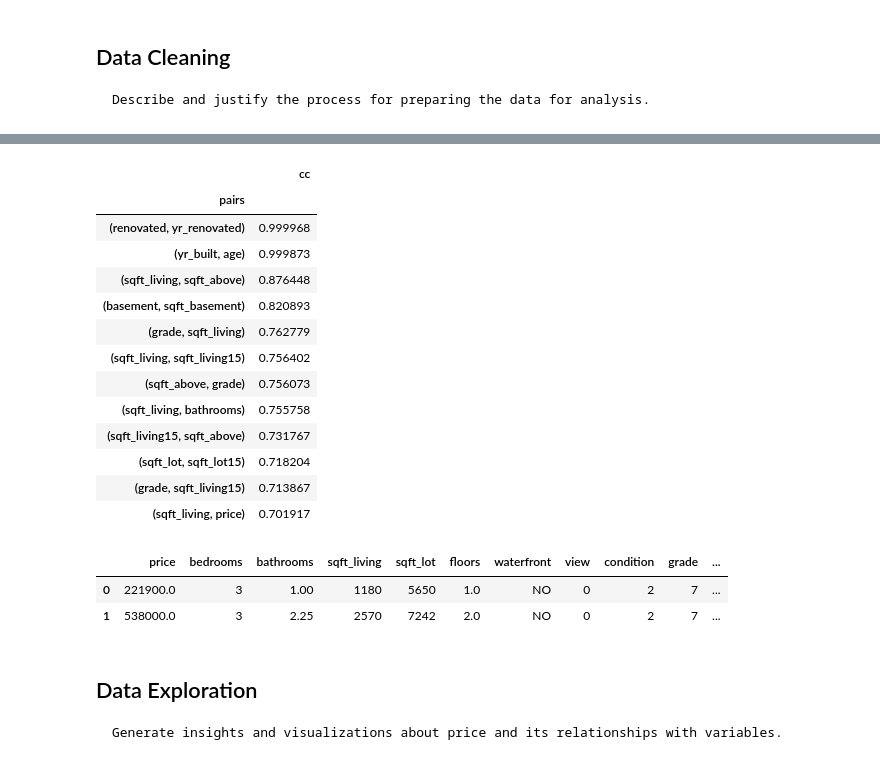
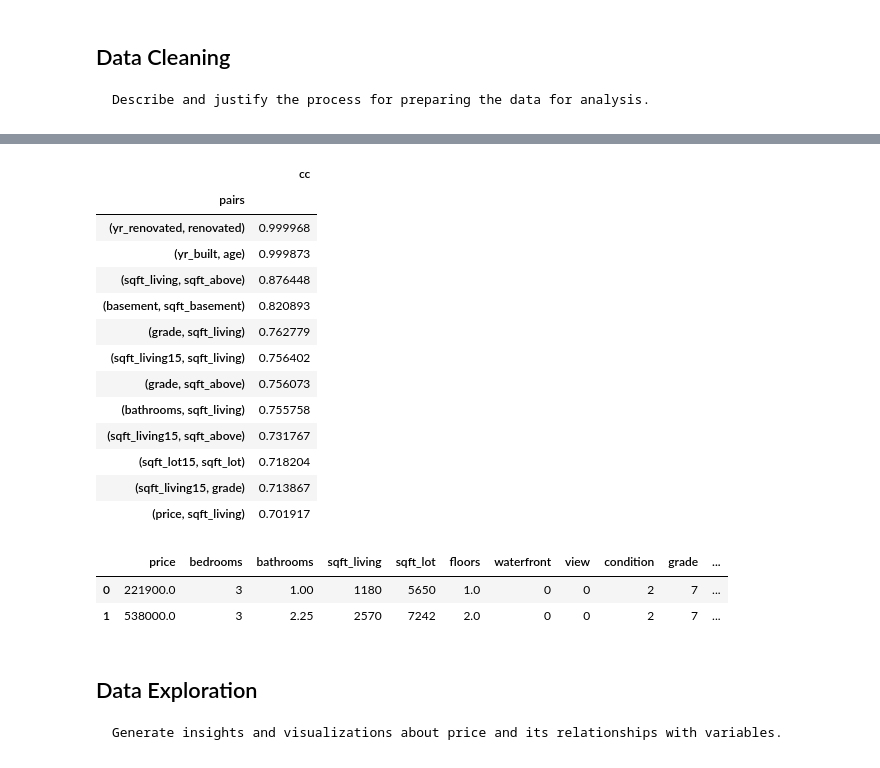
Before and after one commit to westonshuken/King-county-housing-analysis, a Jupyter notebook: index.ipynb, the cells around one changed output, grey strips where cells are left out. Drawn from its saved outputs; the diff is of its cells as text; code cells hidden in the pictures.

```diff
--- a/index.ipynb
+++ b/index.ipynb
@@ -95,34 +48,35 @@ baseline_rsquared = baseline_model.rsquared
     Describe and justify the process for preparing the data for analysis.
 # %%
 # Data prep and cleaning
-raw_data = pd.read_csv('Data/kc_house_data.csv')
+clean_data = raw_data.copy()
 
 # Change to datetime and add month column
-raw_data['date'] = pd.to_datetime(raw_data['date'])
-raw_data['month'] = pd.DatetimeIndex(raw_data['date']).month
+clean_data['date'] = pd.to_datetime(clean_data['date'])
+clean_data['month'] = pd.DatetimeIndex(clean_data['date']).month
 
 # Change waterfront missing value to No
-raw_data.loc[raw_data.waterfront.isnull(), 'waterfront'] = "NO"
+clean_data.loc[raw_data.waterfront.isnull(), 'waterfront'] = 'NO'
+clean_data['waterfront'] = clean_data['waterfront'].apply(lambda x: 0 if x == 'NO' else 1)
 
 # Change view missing value to None
-raw_data.loc[raw_data.view.isnull(), 'view'] = "NONE"
+clean_data.loc[raw_data.view.isnull(), 'view'] = "NONE"
 view_dict = {'NONE':0, 'FAIR':1, 'AVERAGE':2, 'GOOD':3, 'EXCELLENT':4}
-raw_data['view'].replace(view_dict, inplace=True)
+clean_data['view'].replace(view_dict, inplace=True)
 
 # Change condition to numerical value
 cond_dict = {'Poor':0, 'Fair':1, 'Average':2, 'Good':3, 'Very Good':4}
-raw_data['condition'].replace(cond_dict, inplace=True)
+clean_data['condition'].replace(cond_dict, inplace=True)
 
 # Change grade to numerical value
-raw_data['grade'] = raw_data['grade'].map(lambda x: int(x.split(' ')[0]))
+clean_data['grade'] = clean_data['grade'].map(lambda x: int(x.split(' ')[0]))
 
 # Add has_basement column
-raw_data['sqft_basement'] = raw_data['sqft_basement'].replace('?', '0').astype('float')
-raw_data['basement'] = raw_data['sqft_basement'].apply(lambda x: 0 if x == 0 else 1)
+clean_data['sqft_basement'] = clean_data['sqft_basement'].replace('?', '0').astype('float')
+clean_data['basement'] = clean_data['sqft_basement'].apply(lambda x: 0 if x == 0 else 1)
 
 # Change some yr_renovated missing value to 0 and add renovated column
-raw_data.loc[raw_data.yr_renovated.isnull(), 'yr_renovated'] = 0
-raw_data['renovated'] = raw_data['yr_renovated'].apply(lambda x: 0 if x == 0 else 1)
+clean_data.loc[raw_data.yr_renovated.isnull(), 'yr_renovated'] = 0
+clean_data['renovated'] = clean_data['yr_renovated'].apply(lambda x: 0 if x == 0 else 1)
 
 # Add house_age column
-raw_data['age'] = raw_data['date'].dt.year - raw_data['yr_built']
+clean_data['age'] = clean_data['date'].dt.year - clean_data['yr_built']
@@ -179,33 +83,33 @@ strong multicollinearity or other numerical problems.
 # %%
 def corr_check(df, threshold):
     '''
     Enter dataframe and threshold for correlation
     Returns table of the highly correlated pairs
     '''
     corr_df = df.corr().abs().stack().reset_index().sort_values(0, ascending=False)
     corr_df['pairs'] = list(zip(corr_df.level_0, corr_df.level_1))
     corr_df.set_index(['pairs'], inplace = True)
     corr_df.drop(columns=['level_1', 'level_0'], inplace = True)
     corr_df.columns = ['cc']
     corr_df = corr_df.drop_duplicates()
     corr_df = corr_df[(corr_df['cc'] > threshold) & (corr_df['cc'] < 1)]
     return corr_df
 
-corr_check(raw_data, .7)
+corr_check(clean_data, .7)
 # %% [output]
 |  | cc |
 | pairs |  |
-| (renovated, yr_renovated) | 0.999968 |
+| (yr_renovated, renovated) | 0.999968 |
 | (yr_built, age) | 0.999873 |
 | (sqft_living, sqft_above) | 0.876448 |
 | (basement, sqft_basement) | 0.820893 |
 | (grade, sqft_living) | 0.762779 |
-| (sqft_living, sqft_living15) | 0.756402 |
-| (sqft_above, grade) | 0.756073 |
-| (sqft_living, bathrooms) | 0.755758 |
+| (sqft_living15, sqft_living) | 0.756402 |
+| (grade, sqft_above) | 0.756073 |
+| (bathrooms, sqft_living) | 0.755758 |
 | (sqft_living15, sqft_above) | 0.731767 |
-| (sqft_lot, sqft_lot15) | 0.718204 |
-| (grade, sqft_living15) | 0.713867 |
-| (sqft_living, price) | 0.701917 |
+| (sqft_lot15, sqft_lot) | 0.718204 |
+| (sqft_living15, grade) | 0.713867 |
+| (price, sqft_living) | 0.701917 |
 # %%
 # Drop columns
@@ -214,9 +118,9 @@ raw_data.drop(columns=['id', 'date', 'yr_renovated', 'sqft_above', 'sqft_basemen
 # %%
-raw_data.head(2)
+clean_data.head(2)
 # %% [output]
 |  | price | bedrooms | bathrooms | sqft_living | sqft_lot | floors | waterfront | view | condition | grade | ... |
-| 0 | 221900.0 | 3 | 1.00 | 1180 | 5650 | 1.0 | NO | 0 | 2 | 7 | ... |
-| 1 | 538000.0 | 3 | 2.25 | 2570 | 7242 | 2.0 | NO | 0 | 2 | 7 | ... |
+| 0 | 221900.0 | 3 | 1.00 | 1180 | 5650 | 1.0 | 0 | 0 | 2 | 7 | ... |
+| 1 | 538000.0 | 3 | 2.25 | 2570 | 7242 | 2.0 | 0 | 0 | 2 | 7 | ... |
 # %% [markdown]
 ## Data Exploration
     Generate insights and visualizations about price and its relationships with variables.
```
Also changed, not shown: parts of 79 cells of this notebook.
